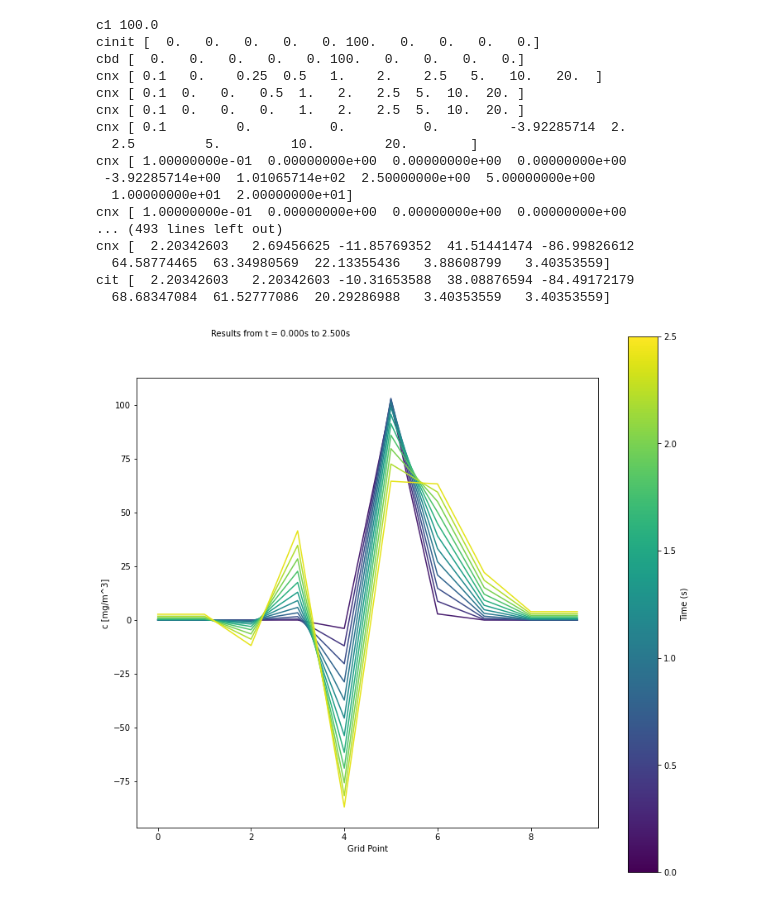
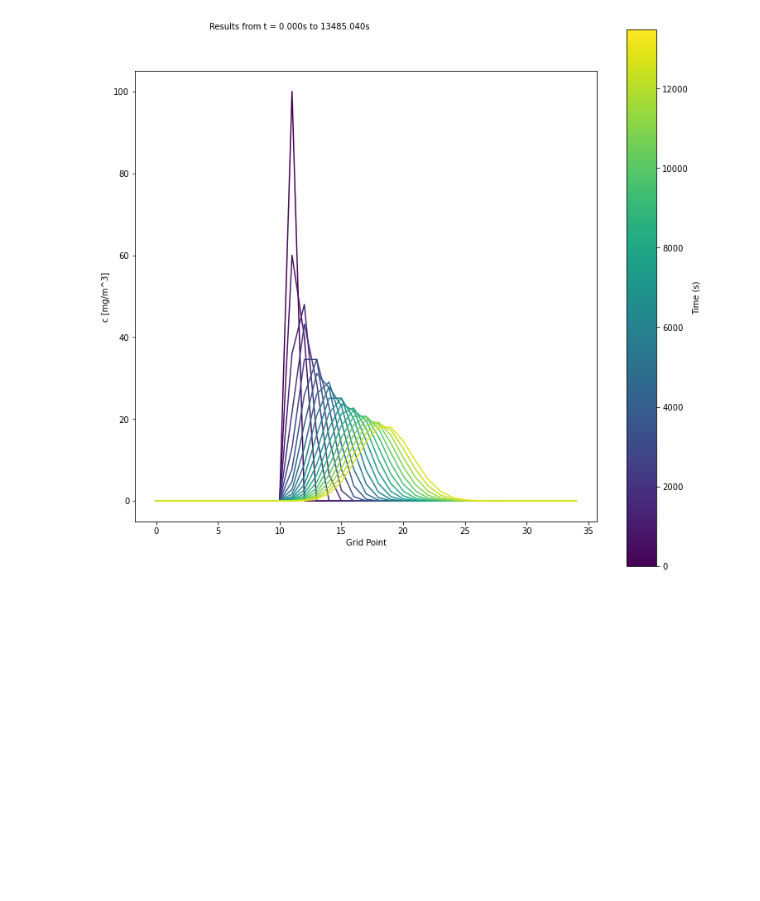
Before and after one commit to rrmckinney/EOSC_511_project, a Jupyter notebook: main.ipynb, the cells around one changed output. Cells and saved outputs as stored; diff of their text form; code cells hidden in the pictures; blank space fills up the shorter version.

```diff
--- a/main.ipynb
+++ b/main.ipynb
@@ -10,23 +10,6 @@ import matplotlib.pyplot as plt
 import numpy as np
 import funcs as fun1
 # %%
-fun1.numeric([25,10])
+fun1.numeric([20,35])
 # %% [output]
-c1 100.0
-cinit [  0.   0.   0.   0.   0. 100.   0.   0.   0.   0.]
-cbd [  0.   0.   0.   0.   0. 100.   0.   0.   0.   0.]
-cnx [ 0.1   0.    0.25  0.5   1.    2.    2.5   5.   10.   20.  ]
-cnx [ 0.1  0.   0.   0.5  1.   2.   2.5  5.  10.  20. ]
-cnx [ 0.1  0.   0.   0.   1.   2.   2.5  5.  10.  20. ]
-cnx [ 0.1         0.          0.          0.         -3.92285714  2.
-  2.5         5.         10.         20.        ]
-cnx [ 1.00000000e-01  0.00000000e+00  0.00000000e+00  0.00000000e+00
- -3.92285714e+00  1.01065714e+02  2.50000000e+00  5.00000000e+00
-  1.00000000e+01  2.00000000e+01]
-cnx [ 1.00000000e-01  0.00000000e+00  0.00000000e+00  0.00000000e+00
-... (493 lines left out)
-cnx [  2.20342603   2.69456625 -11.85769352  41.51441474 -86.99826612
-  64.58774465  63.34980569  22.13355436   3.88608799   3.40353559]
-cit [  2.20342603   2.20342603 -10.31653588  38.08876594 -84.49172179
-  68.68347084  61.52777086  20.29286988   3.40353559   3.40353559]
-[figure, old version]
+[figure, new version]
```
Also changed, not shown: 1 other file.
